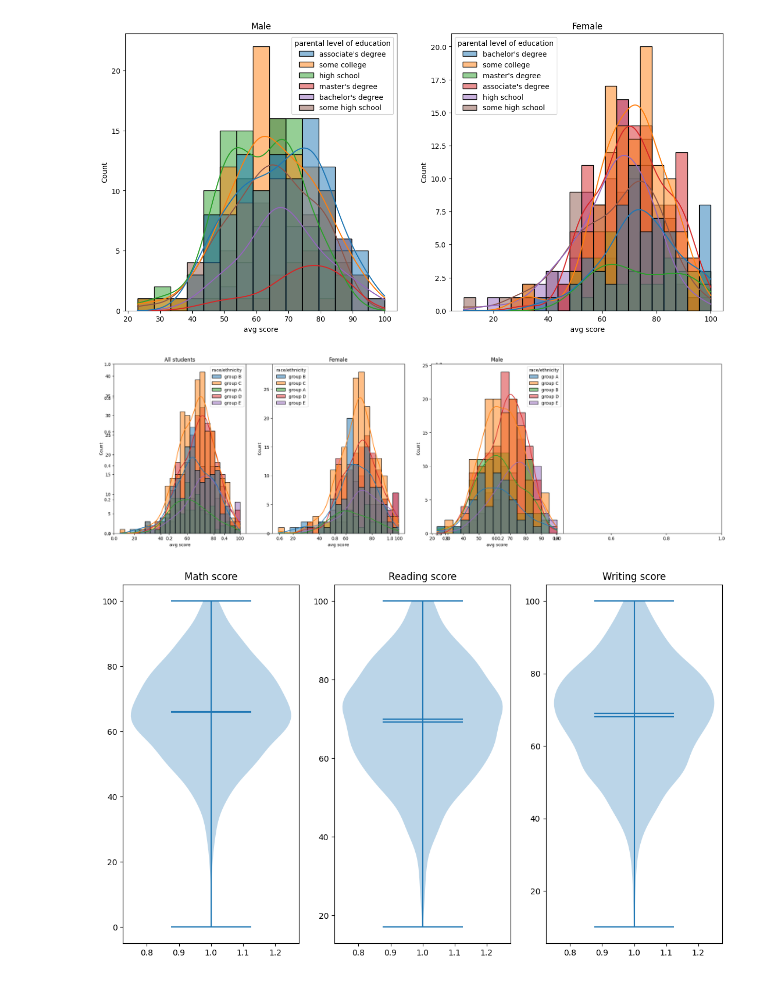
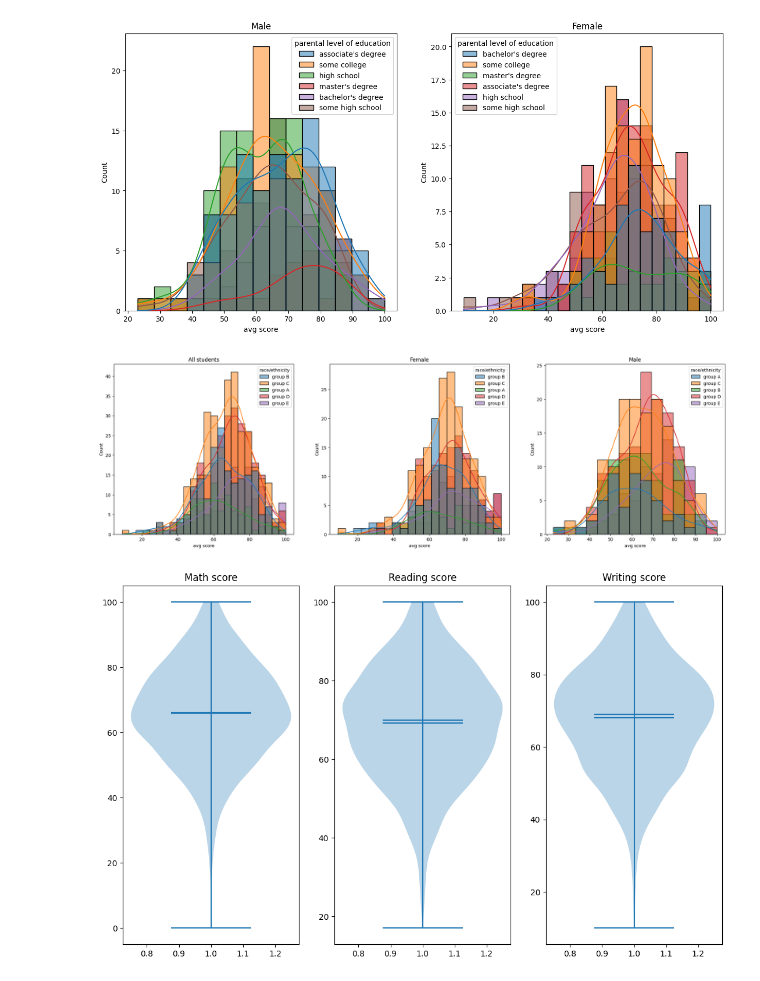
Before and after one commit to DeepakBlesson/MLpro, a Jupyter notebook: src/notebook/data/EDAStudPerform.ipynb, the cells around one changed output. Drawn from its saved outputs; the diff is of its cells as text; code cells hidden in the pictures.

```diff
--- a/src/notebook/data/EDAStudPerform.ipynb
+++ b/src/notebook/data/EDAStudPerform.ipynb
@@ -216,19 +216,19 @@ plt.show()
 # %% [output]
 [figure]
 # %%
-plt.subplots(1,2 ,figsize=(25,7))
-plt.subplot(141)
+plt.subplots(1,3 ,figsize=(25,7))
+plt.subplot(1,3,1)
 plt.title('All students')
 ax =sns.histplot(data=df,x='avg score',kde=True,hue='race/ethnicity')
-plt.subplot(142)
+plt.subplot(1,3,2)
 plt.title('Female')
 ax =sns.histplot(data=df[df.gender=='female'],x='avg score',kde=True,hue='race/ethnicity')
-plt.subplot(143)
+plt.subplot(1,3,3)
 plt.title('Male')
 ax =sns.histplot(data=df[df.gender=='male'],x='avg score',kde=True,hue='race/ethnicity')
 plt.show()
 # %% [output]
-[figure, old version]
+[figure, new version]
 # %%
 plt.figure(figsize=(18,8))
 plt.subplot(1,4,1)
```
Also changed, not shown: parts of 16 cells of this notebook, 2 other files.
